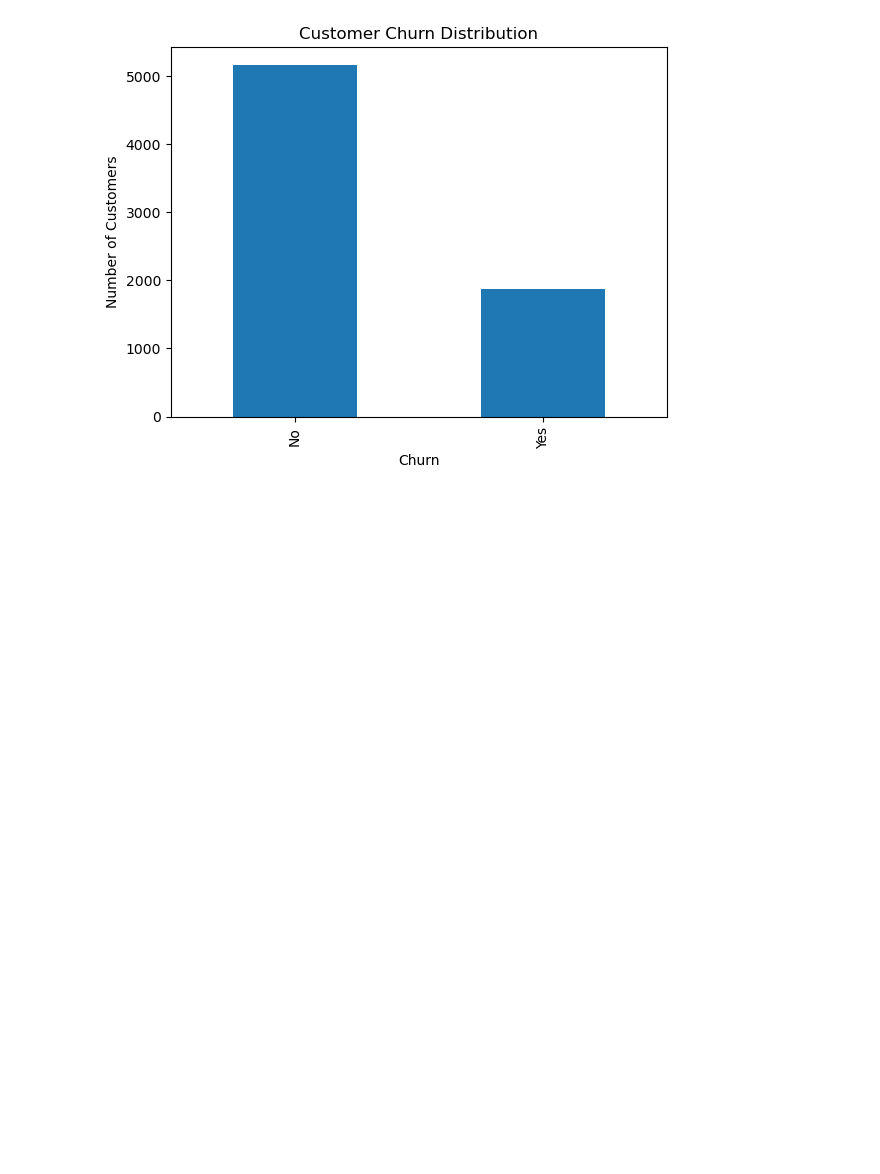
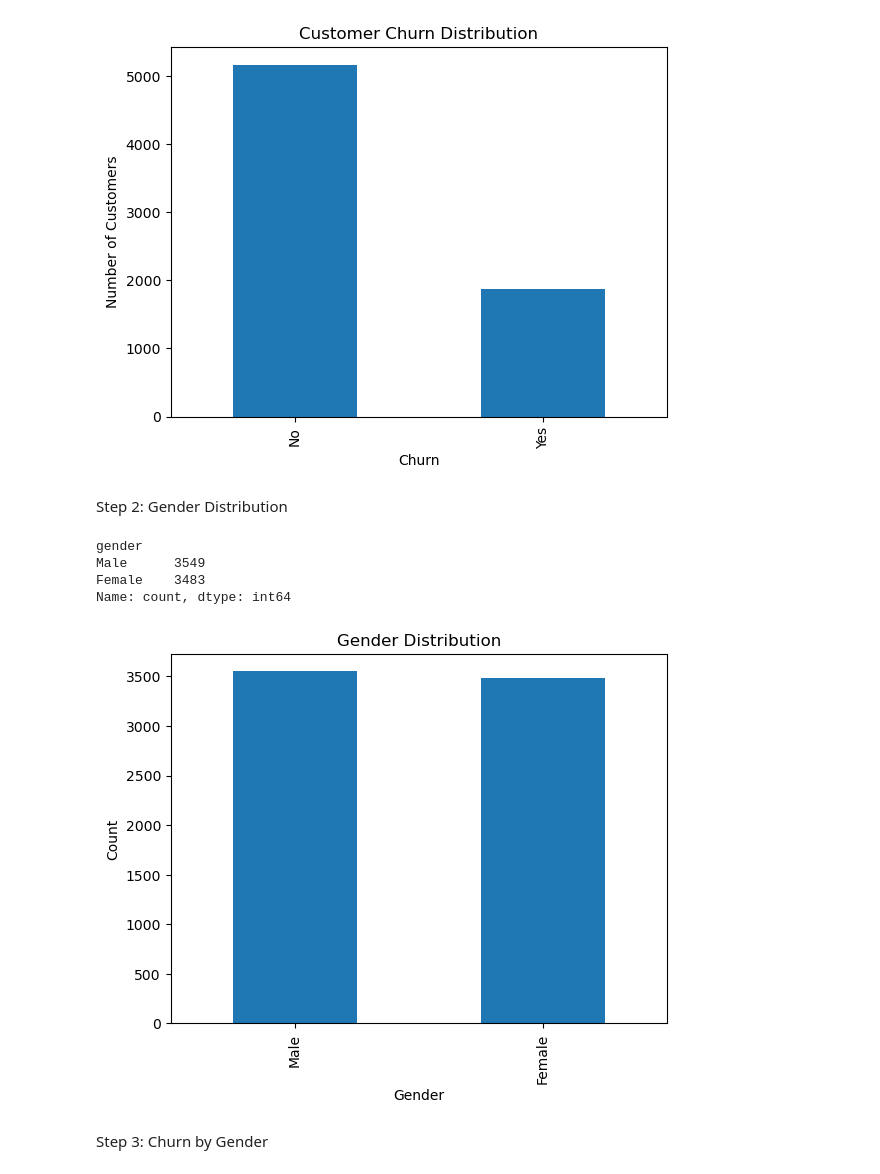
Before and after one commit to pavansb09/Customer-Churn-Prediction, a Jupyter notebook: Notebook/Customer_Churn_Analysis.ipynb, the cells around one changed output. Drawn from its saved outputs; the diff is of its cells as text; code cells hidden in the pictures; blank space fills up the shorter version.

```diff
--- a/Notebook/Customer_Churn_Analysis.ipynb
+++ b/Notebook/Customer_Churn_Analysis.ipynb
@@ -286,3 +286,29 @@ plt.ylabel("Number of Customers")
 plt.show()
 # %% [output]
 [figure]
+# %% [markdown]
+Step 2: Gender Distribution
+# %%
+import pandas as pd
+import matplotlib.pyplot as plt
+
+
+df = pd.read_csv("Telco_Customer_Churn_Clean.csv")
+
+df["gender"].value_counts()
+# %% [output]
+gender
+Male      3549
+Female    3483
+Name: count, dtype: int64
+# %%
+df["gender"].value_counts().plot(kind="bar")
+
+plt.title("Gender Distribution")
+plt.xlabel("Gender")
+plt.ylabel("Count")
+plt.show()
+# %% [output]
+[figure, added]
+# %% [markdown]
+Step 3: Churn by Gender
```
Also changed, not shown: parts of 114 cells of this notebook.
